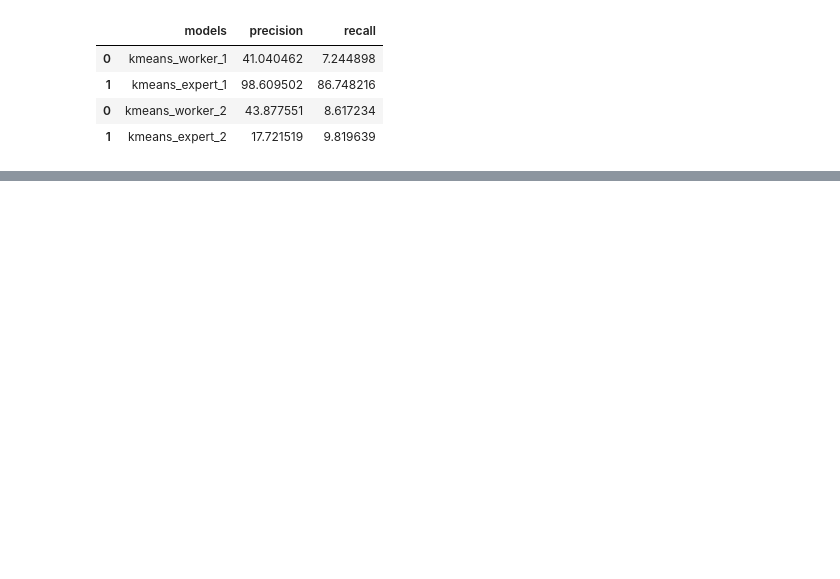
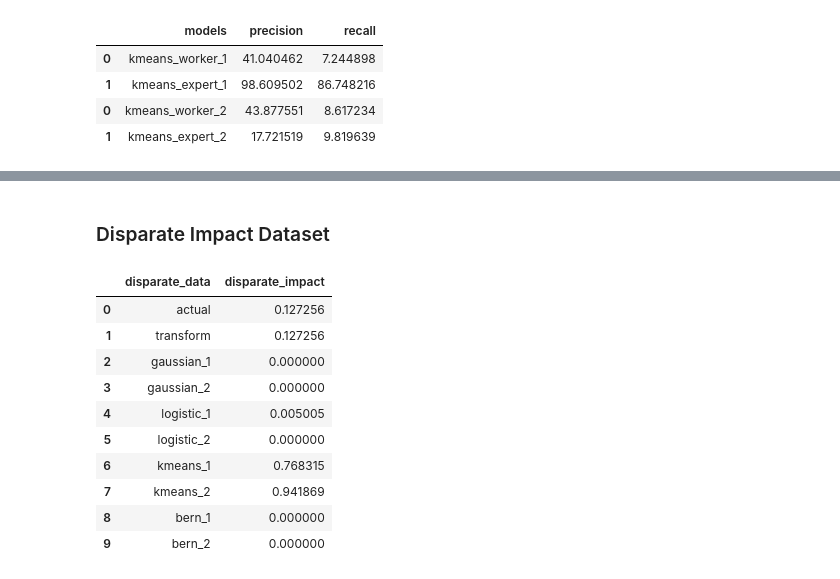
Before and after one commit to Paul-mwaura/CrowdsourcingML, a Jupyter notebook: CrowdsourcingML_Python_Notebook.ipynb, the cells around one changed output, grey strips where cells are left out. Drawn from its saved outputs; the diff is of its cells as text; code cells hidden in the pictures; blank space fills up the shorter version.

```diff
--- a/CrowdsourcingML_Python_Notebook.ipynb
+++ b/CrowdsourcingML_Python_Notebook.ipynb
@@ -1150,8 +1157,8 @@ privileged_ratio = privileged_outcomes/num_of_privileged
 print(f'Privileged ratio: {privileged_ratio}\n')
 print('___________________________________________________')
 # Calculating disparate impact
-disparate_impact_a_Gaussian = unprivileged_ratio / privileged_ratio
-print(f'Disparate Impact: {disparate_impact_a_Gaussian}')
+disparate_impact_gaussian_2 = unprivileged_ratio / privileged_ratio
+print(f'Disparate Impact: {disparate_impact_gaussian_2}')
 # %% [output]
 Num privileged: 1253
 Num unprivileged: 719
@@ -1183,8 +1190,8 @@ privileged_ratio = privileged_outcomes/num_of_privileged
 print(f'Privileged ratio: {privileged_ratio}\n')
 print('___________________________________________________')
 # Calculating disparate impact
-disparate_impact = unprivileged_ratio / privileged_ratio
-print(f'Disparate Impact: {disparate_impact}')
+disparate_impact_logistic_2 = unprivileged_ratio / privileged_ratio
+print(f'Disparate Impact: {disparate_impact_logistic_2}')
 # %% [output]
 Num privileged: 1098
 Num unprivileged: 874
@@ -1216,8 +1223,8 @@ privileged_ratio = privileged_outcomes/num_of_privileged
 print(f'Privileged ratio: {privileged_ratio}\n')
 print('___________________________________________________')
 # Calculating disparate impact
-disparate_impact = unprivileged_ratio / privileged_ratio
-print(f'Disparate Impact: {disparate_impact}')
+disparate_impact_kmeans_2 = unprivileged_ratio / privileged_ratio
+print(f'Disparate Impact: {disparate_impact_kmeans_2}')
 # %% [output]
 Num privileged: 196
 Num unprivileged: 1776
@@ -1249,8 +1256,8 @@ privileged_ratio = privileged_outcomes/num_of_privileged
 print(f'Privileged ratio: {privileged_ratio}\n')
 print('___________________________________________________')
 # Calculating disparate impact
-disparate_impact = unprivileged_ratio / privileged_ratio
-print(f'Disparate Impact: {disparate_impact}')
+disparate_impact_bern_2 = unprivileged_ratio / privileged_ratio
+print(f'Disparate Impact: {disparate_impact_bern_2}')
 # %% [output]
 Num privileged: 1129
 Num unprivileged: 843
@@ -1375,0 +1419,27 @@ bern
+# %% [markdown]
+### Disparate Impact Dataset
+# %%
+# Disparate Impact Dataset.
+disparate_impact = pd.DataFrame()
+disparate_impact['disparate_data'] = ['actual', 'transform', 'gaussian_1', 'gaussian_2', 'logistic_1',
+                                  'logistic_2', 'kmeans_1', 'kmeans_2', 'bern_1', 'bern_2']
+
+disparate_impact['disparate_impact'] = [disparate_impact_actual, disparate_impact_transform,
+                                        disparate_impact_gaussian_1, disparate_impact_gaussian_2,
+                                        disparate_impact_logistic_1, disparate_impact_logistic_2,
+                                        disparate_impact_kmeans_1, disparate_impact_kmeans_2,
+                                        disparate_impact_bern_1, disparate_impact_bern_2]
+
+disparate_impact
+# %% [output]
+|  | disparate_data | disparate_impact |
+| 0 | actual | 0.127256 |
+| 1 | transform | 0.127256 |
+| 2 | gaussian_1 | 0.000000 |
+| 3 | gaussian_2 | 0.000000 |
+| 4 | logistic_1 | 0.005005 |
+| 5 | logistic_2 | 0.000000 |
+| 6 | kmeans_1 | 0.768315 |
+| 7 | kmeans_2 | 0.941869 |
+| 8 | bern_1 | 0.000000 |
+| 9 | bern_2 | 0.000000 |
```
Also changed, not shown: parts of 18 cells of this notebook.
